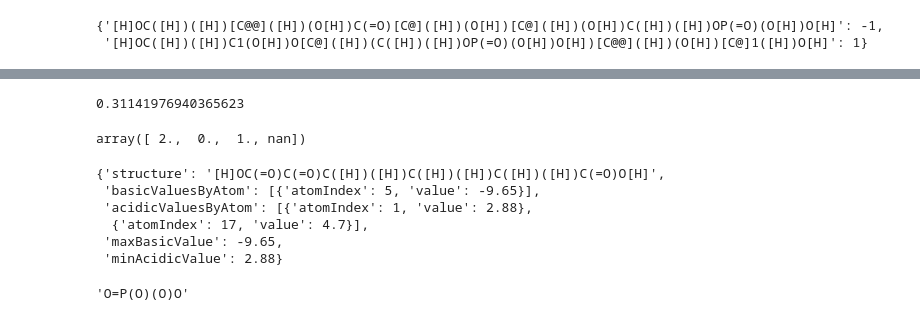
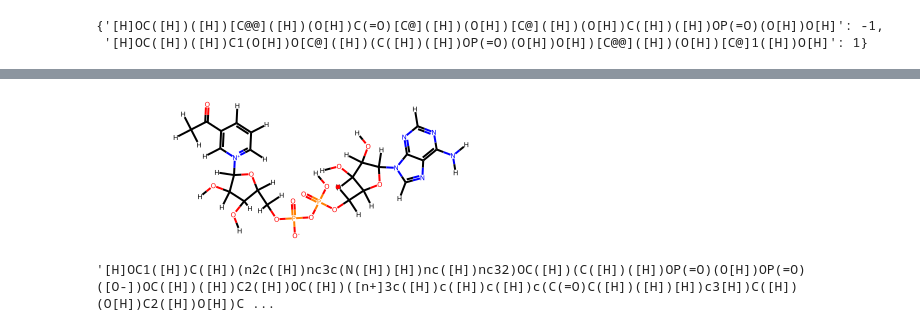
Before and after one commit to arne-cl/dGbyG, a Jupyter notebook: test.ipynb, the cells around one changed output, grey strips where cells are left out. Saved outputs shown, nothing was run; the diff lists cells and outputs as text; code cells hidden in the pictures.

```diff
--- a/test.ipynb
+++ b/test.ipynb
@@ -84,25 +150,12 @@ ddGf_to_dissociation(7, [1.8, 6.95, 12.89], T=298.15)
-# %%
-ddGf_to_aqueous(pH=7, pMg=3, ionic_strength_M=1, T=default_T, net_charge=-1, num_H=2, num_Mg=0) - ddGf_to_aqueous(pH=7, pMg=3, ionic_strength_M=0.25, T=default_T, net_charge=-1, num_H=2, num_Mg=0)
-# %% [output]
-0.31141976940365623
-# %%
-np.array([2,False,True, np.nan])
-# %% [output]
-array([ 2.,  0.,  1., nan])
 # %%
-m0 = Compound(to_mol('[H]OC(=O)C(=O)C([H])([H])C([H])([H])C([H])([H])C(=O)O[H]', cid_type='smiles'))
+m0 = Compound(to_mol('[H]OC1([H])C([H])(n2c([H])nc3c(N([H])[H])nc([H])nc32)OC([H])(C([H])([H])OP(=O)(O[H])OP(=O)([O-])OC([H])([H])C2([H])OC([H])([n+]3c([H])c([H])c([H])c(C(=O)C([H])([H])[H])c3[H])C([H])(O[H])C2([H])O[H])C1([H])O[H]', cid_type='smiles'))
-# %%
-get_pKa(m0, 298.15)
-# %% [output]
-{'structure': '[H]OC(=O)C(=O)C([H])([H])C([H])([H])C([H])([H])C(=O)O[H]',
- 'basicValuesByAtom': [{'atomIndex': 5, 'value': -9.65}],
- 'acidicValuesByAtom': [{'atomIndex': 1, 'value': 2.88},
-  {'atomIndex': 17, 'value': 4.7}],
- 'maxBasicValue': -9.65,
- 'minAcidicValue': 2.88}
 # %%
-m0 = Chem.RemoveAllHs(m0)
+m0 = m0.mol
+# %%
+m0
+# %% [output]
+[figure, added]
 # %%
 Compound(m0).Smiles
 # %% [output]
-'O=P(O)(O)O'
+'[H]OC1([H])C([H])(n2c([H])nc3c(N([H])[H])nc([H])nc32)OC([H])(C([H])([H])OP(=O)(O[H])OP(=O)([O-])OC([H])([H])C2([H])OC([H])([n+]3c([H])c([H])c([H])c(C(=O)C([H])([H])[H])c3[H])C([H])(O[H])C2([H])O[H])C ...
```
Also changed, not shown: parts of 60 cells of this notebook, 20 other files.
